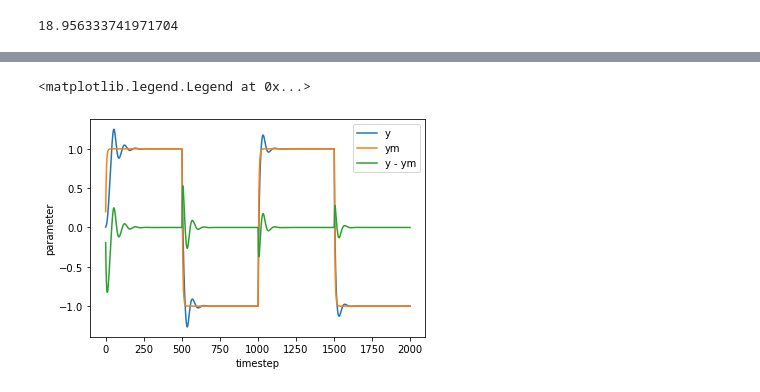
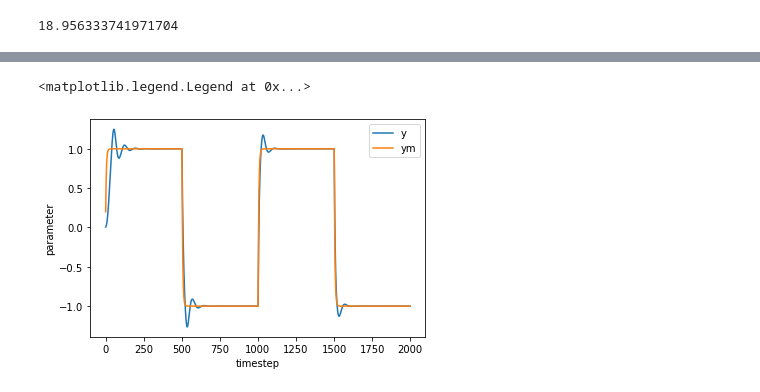
Before and after one commit to derekboase/ELG7113, a Jupyter notebook: system_models/alfa_model/alfa system model.ipynb, the cells around one changed output, grey strips where cells are left out. Drawn from its saved outputs; the diff is of its cells as text; code cells hidden in the pictures.

```diff
--- a/system_models/alfa_model/alfa system model.ipynb
+++ b/system_models/alfa_model/alfa system model.ipynb
@@ -10,13 +10,14 @@ u, uc, zeta, omega = sp.symbols('u u_c zeta omega')
 # %%
 #B =2*g*(m-rho*Vb)/(m*v_eq)
 y_u = B*u/(p**2+p*B)
-ym_uc = omega*uc/(p**2+zeta*p+omega)
+ym_uc = (omega**2)*uc/(p**2+2*zeta*omega*p+omega**2)
 
 u_u = th*(y-uc)
 
 uc_y = (p**2+p*B-B*th)*y/(-B*th)
+uc_ym = (p**2+2*zeta*omega*p+omega**2)*ym/(omega**2)
 y_uc = -B*th*uc/(p**2+p*B-B*th)
-error = y_uc - ym
+error = y_uc - ym_uc
 # %%
 sp.Eq(u, u_u)
 # %% [output]
@@ -324,10 +393,12 @@ end_idx = int(maxt/ts)
 # %%
+start_idx = 0
+end_idx = int(maxt/ts)
 plt.plot(tc[start_idx:end_idx], y_list[start_idx:end_idx], label = "y")
 plt.plot(tc[start_idx:end_idx], ym_list[start_idx:end_idx], label = "ym")
-plt.plot(tc[start_idx:end_idx], error_list[start_idx:end_idx], label = "y - ym")
+#plt.plot(tc[start_idx:end_idx], error_list[start_idx:end_idx], label = "y - ym")
 plt.xlabel("timestep")
 plt.ylabel("parameter")
 plt.legend()
 # %% [output]
 <matplotlib.legend.Legend at 0x...>
-[figure, old version]
+[figure, new version]
```
Also changed, not shown: parts of 10 cells of this notebook, 5 other files.
